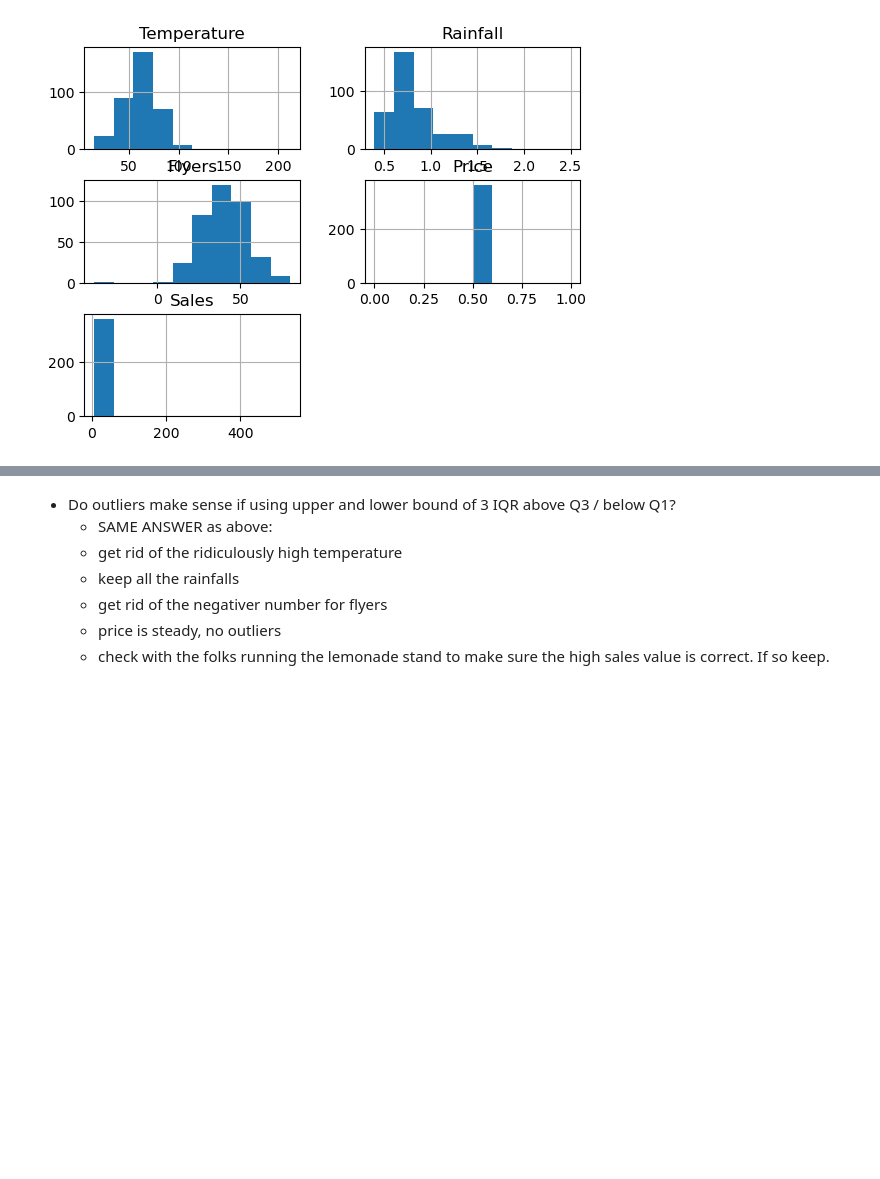
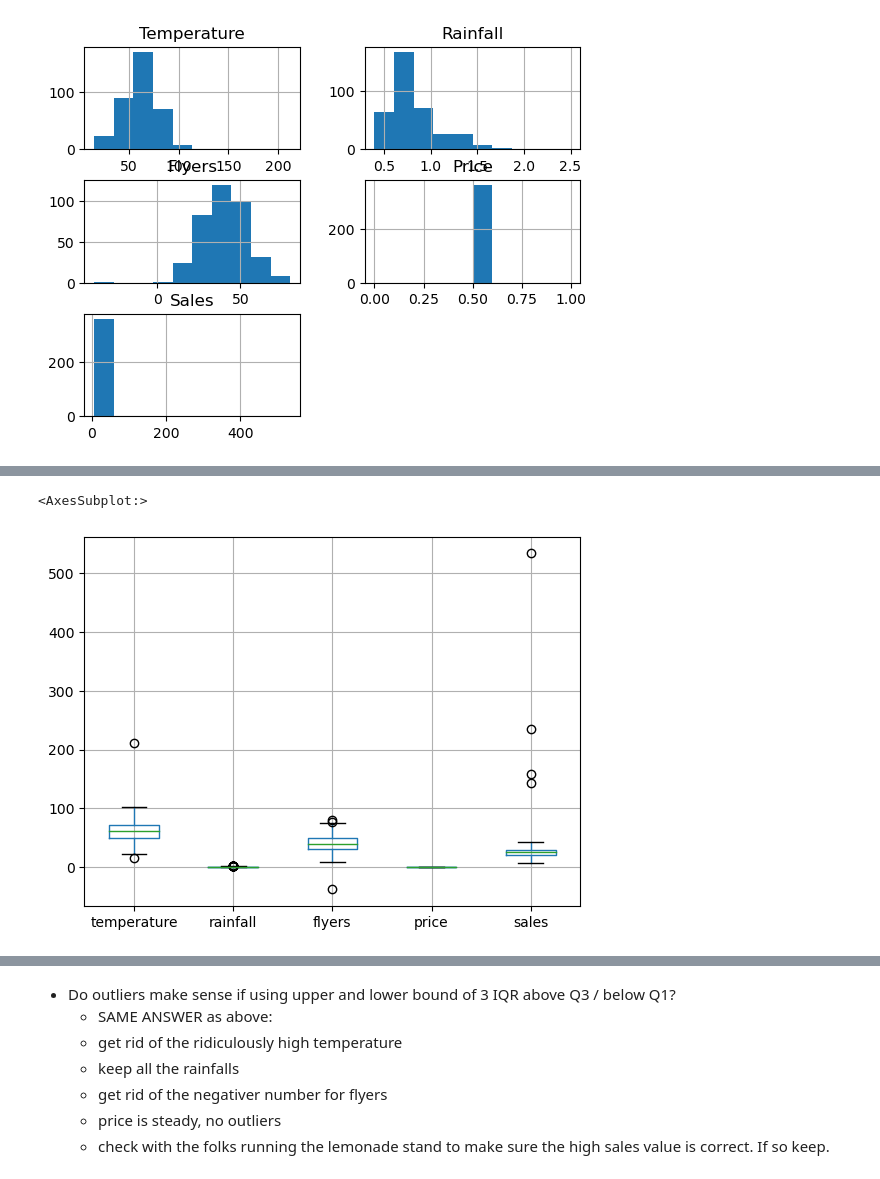
Before and after one commit to corey-hermesch/anomaly-detection-exercises, a Jupyter notebook: continuous_probabilistic_methods.ipynb, the cells around one changed output, grey strips where cells are left out. Cells and saved outputs as stored; diff of their text form; code cells hidden in the pictures; blank space fills up the shorter version.

```diff
--- a/continuous_probabilistic_methods.ipynb
+++ b/continuous_probabilistic_methods.ipynb
@@ -91,0 +106,5 @@ Index(['date', 'day', 'temperature', 'rainfall', 'flyers', 'price', 'sales'], dt
+# %%
+df.boxplot()
+# %% [output]
+<AxesSubplot:>
+[figure, added]
```
Also changed, not shown: parts of 13 cells of this notebook, 2 other files.
